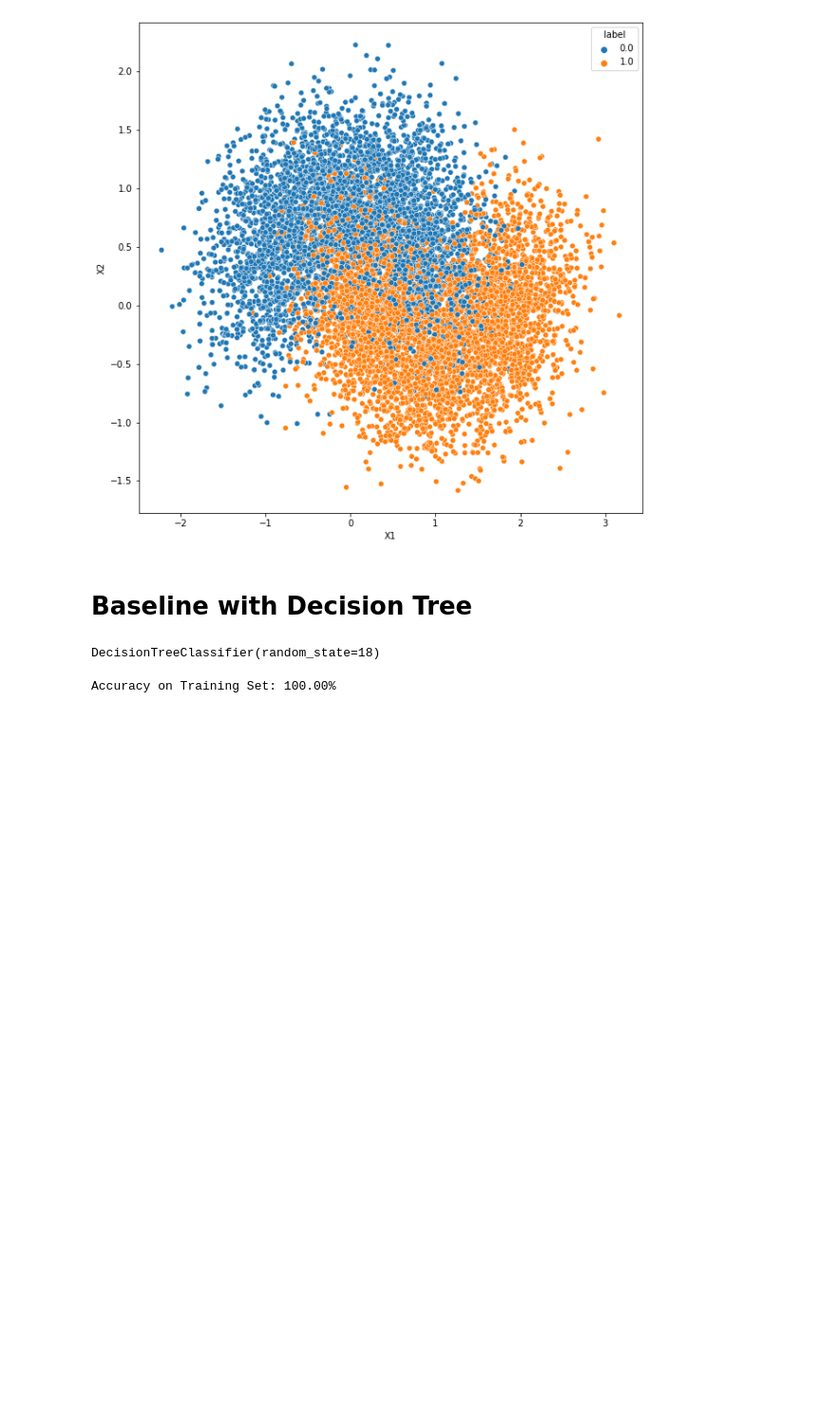
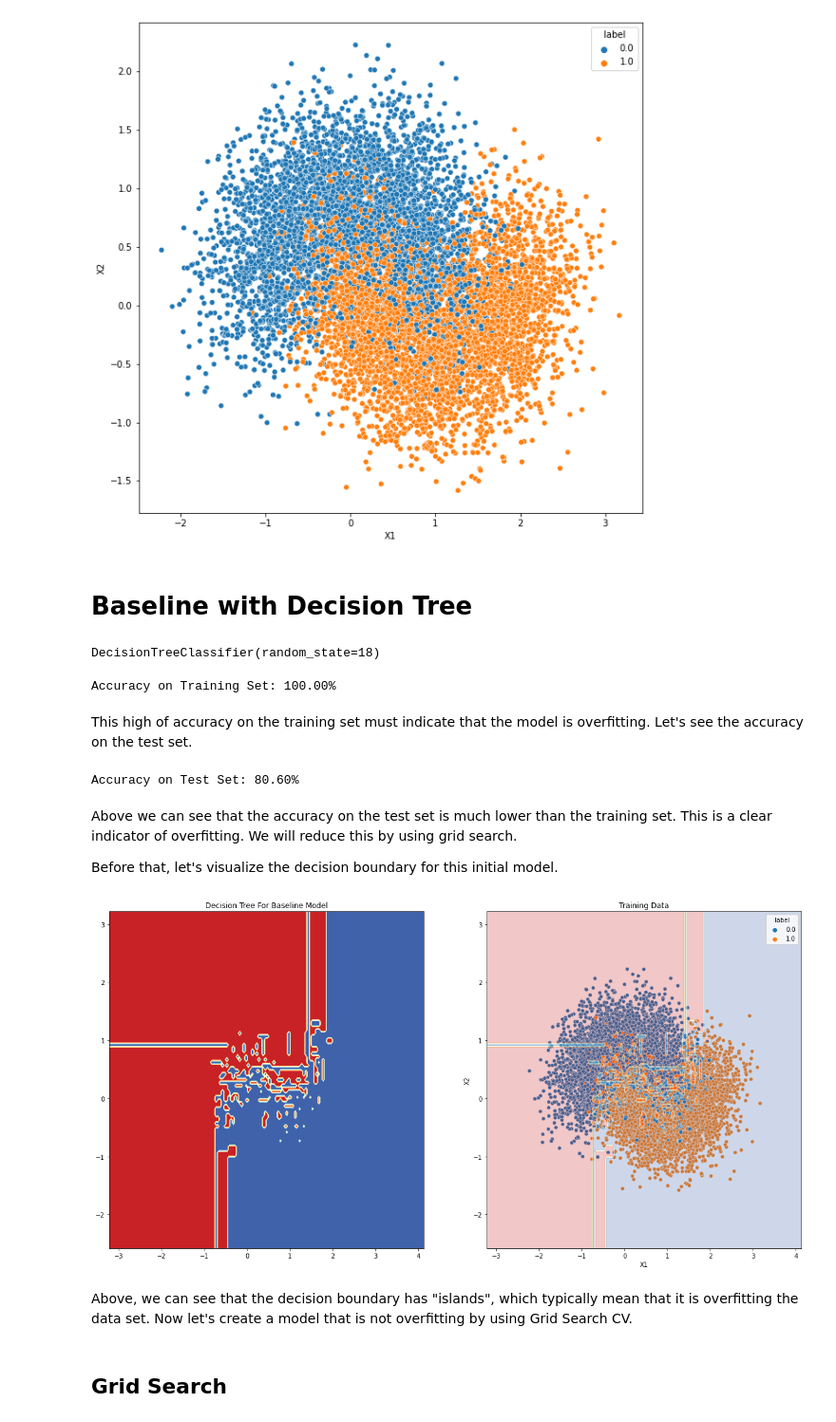
Before and after one commit to knolasco/Intro_to_ML_Course, a Jupyter notebook: Module4/DecisionTreesandMoons.ipynb, the cells around one changed output. Shown at 95% size. Cells and saved outputs as stored; diff of their text form; code cells hidden in the pictures; blank space fills up the shorter version.

Commit message:
baseline and optimized model evaluation with decision boundaries

```diff
--- a/Module4/DecisionTreesandMoons.ipynb
+++ b/Module4/DecisionTreesandMoons.ipynb
@@ -66,7 +66,7 @@ from sklearn.tree import DecisionTreeClassifier
 model = DecisionTreeClassifier(random_state = 18)
 # %%
 # train model
-model.fit(X_train, y_train)
+model.fit(X_train.values, y_train.values)
 # %% [output]
 DecisionTreeClassifier(random_state=18)
 # %%
@@ -79,3 +79,47 @@ acc = np.mean(y_train == y_train_preds)
 print('Accuracy on Training Set: {:.2%}'.format(acc))
 # %% [output]
 Accuracy on Training Set: 100.00%
+# %% [markdown]
+This high of accuracy on the training set must indicate that the model is overfitting. Let's see the accuracy on the test set.
+# %%
+y_test_preds = model.predict(X_test.values)
+acc = np.mean(y_test == y_test_preds)
+
+print('Accuracy on Test Set: {:.2%}'.format(acc))
+# %% [output]
+Accuracy on Test Set: 80.60%
+# %% [markdown]
+Above we can see that the accuracy on the test set is much lower than the training set. This is a clear indicator of overfitting. We will reduce this by using grid search.
+
+Before that, let's visualize the decision boundary for this initial model.
+# %%
+fig, axs = plt.subplots(1,2)
+fig.set_size_inches(20,10)
+
+plot_step = 0.05
+
+x_min, x_max = train['X1'].min() - 1, train['X1'].max() + 1
+y_min, y_max = train['X2'].min() - 1, train['X2'].max() + 1
+
+xx, yy = np.meshgrid(
+        np.arange(x_min, x_max, plot_step), np.arange(y_min, y_max, plot_step)
+    )
+
+
+Z = model.predict(np.c_[xx.ravel(), yy.ravel()])
+
+Z = Z.reshape(xx.shape)
+axs[0].contourf(xx, yy, Z, cmap=plt.cm.RdYlBu)
+axs[0].set_title('Decision Tree For Baseline Model')
+
+g = sns.scatterplot(data = train, x = 'X1', y = 'X2', hue = 'label', ax = axs[1])
+axs[1].contourf(xx, yy, Z, cmap=plt.cm.RdYlBu, alpha = 0.25)
+axs[1].set_title('Training Data')
+
+plt.show()
+# %% [output]
+[figure, added]
+# %% [markdown]
+Above, we can see that the decision boundary has "islands", which typically mean that it is overfitting the data set. Now let's create a model that is not overfitting by using Grid Search CV.
+# %% [markdown]
+## Grid Search
```
Also changed, not shown: parts of 10 cells of this notebook.
